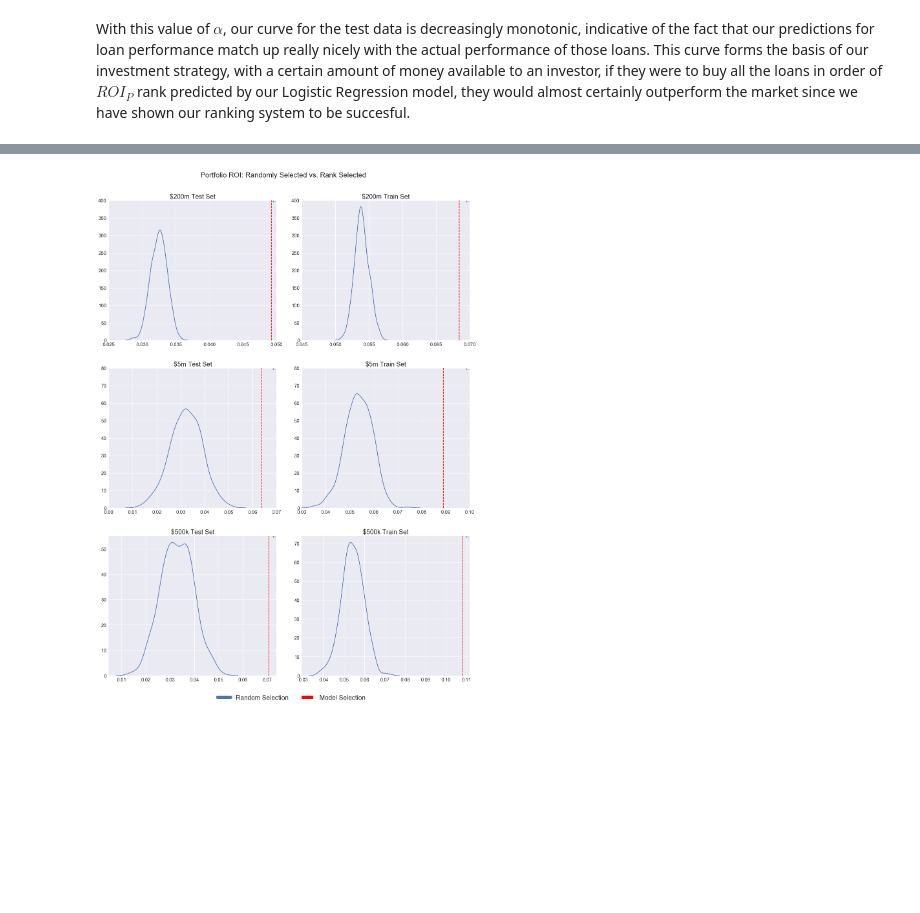
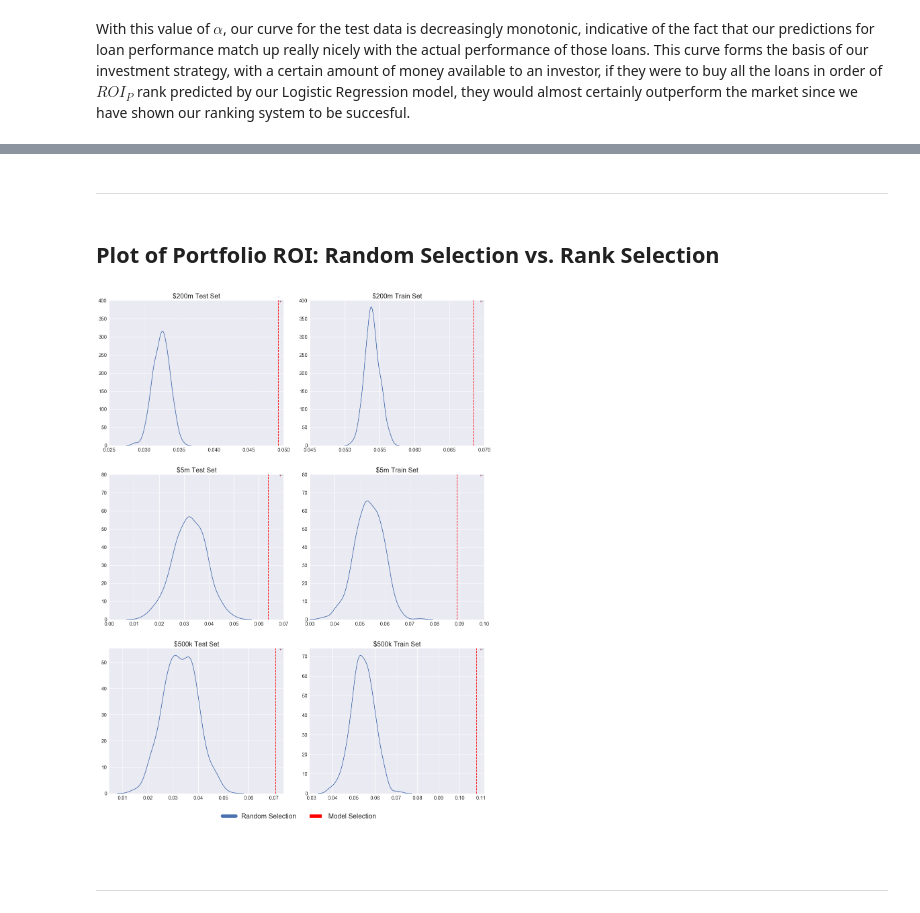
Before and after one commit to bhavenp/209A-FinalProject, a Jupyter notebook: hugo/ROI_website_sheet.ipynb, the cells around one changed output, grey strips where cells are left out. Saved outputs shown, nothing was run; the diff lists cells and outputs as text; code cells hidden in the pictures; blank space fills up the shorter version.

```diff
--- a/hugo/ROI_website_sheet.ipynb
+++ b/hugo/ROI_website_sheet.ipynb
@@ -294,3 +312,5 @@ plt.show()
+# %% [markdown]
+<hr>
 # %%
 P = 200e6
 
@@ -332,10 +352,12 @@ random_perf_train_small, random_size_train_small = create_random_subsample(Logre
 # %%
 random_perf_test_super_small, random_size_test_super_small = create_random_subsample(Logreg_test, 500000)
 random_perf_train_super_small, random_size_train_super_small = create_random_subsample(Logreg_train, 500000)
+# %% [markdown]
+## Plot of Portfolio ROI: Random Selection vs. Rank Selection
 # %%
 fig = plt.figure(figsize=(20, 27))
 fig.subplots_adjust(hspace=0.2, wspace=0.15)
-plt.suptitle('Portfolio ROI: Randomly Selected vs. Rank Selected', size = 22,  y=0.925)
+#plt.suptitle('Portfolio ROI: Randomly Selected vs. Rank Selected', size = 22,  y=0.925)
 
 random_performances = [random_perf_test, random_perf_train,
                        random_perf_test_small, random_perf_train_small,
@@ -349,34 +371,36 @@ titles = ['$200m Test Set', '$200m Train Set',
           '$5m Test Set', '$5m Train Set',
           '$500k Test Set', '$500k Train Set']
 
 for n, model in enumerate(models):
     ax = plt.subplot(3,2, n+1)
     sns.kdeplot(random_performances[n], label = 'Random Selection')
     plt.axvline(np.sum(model.Real_ROI)/np.sum(model.amnt),
                 color = 'r', linestyle = '--', label = 'Model Selection')
     ax.tick_params(labelsize = 15)
     ax.set_title('{0}'.format(titles[n]), fontsize = 20)
     if n < 1:
         ax.set_xlim(0.025, 0.05)
         ax.set_ylim(0, 400)
     elif n<2 and n>0:
         ax.set_xlim(0.045, 0.07)
         ax.set_ylim(0, 400)
     if n<3 and n>1:
         ax.set_xlim(0, 0.07)
         ax.set_ylim(0, 80)
     elif n<4 and n>2:
         ax.set_xlim(0.03, 0.1)
         ax.set_ylim(0, 80)
     ax.legend(fontsize = 0)
 
 handles, labels = ax.get_legend_handles_labels()
 handles = [copy.copy(ha) for ha in handles ]
 [ha.set_linewidth(10) for ha in handles ]
 fig.legend(handles, labels, loc='lower center', ncol = 2, fontsize = 20, bbox_to_anchor = (0.42, 0.037))
 plt.show()
 # %% [output]
-[figure, old version]
+[figure, new version]
+# %% [markdown]
+<hr>
 # %% [markdown]
 **Analysis**
 
```
Also changed, not shown: parts of 15 cells of this notebook, 6 other files.
